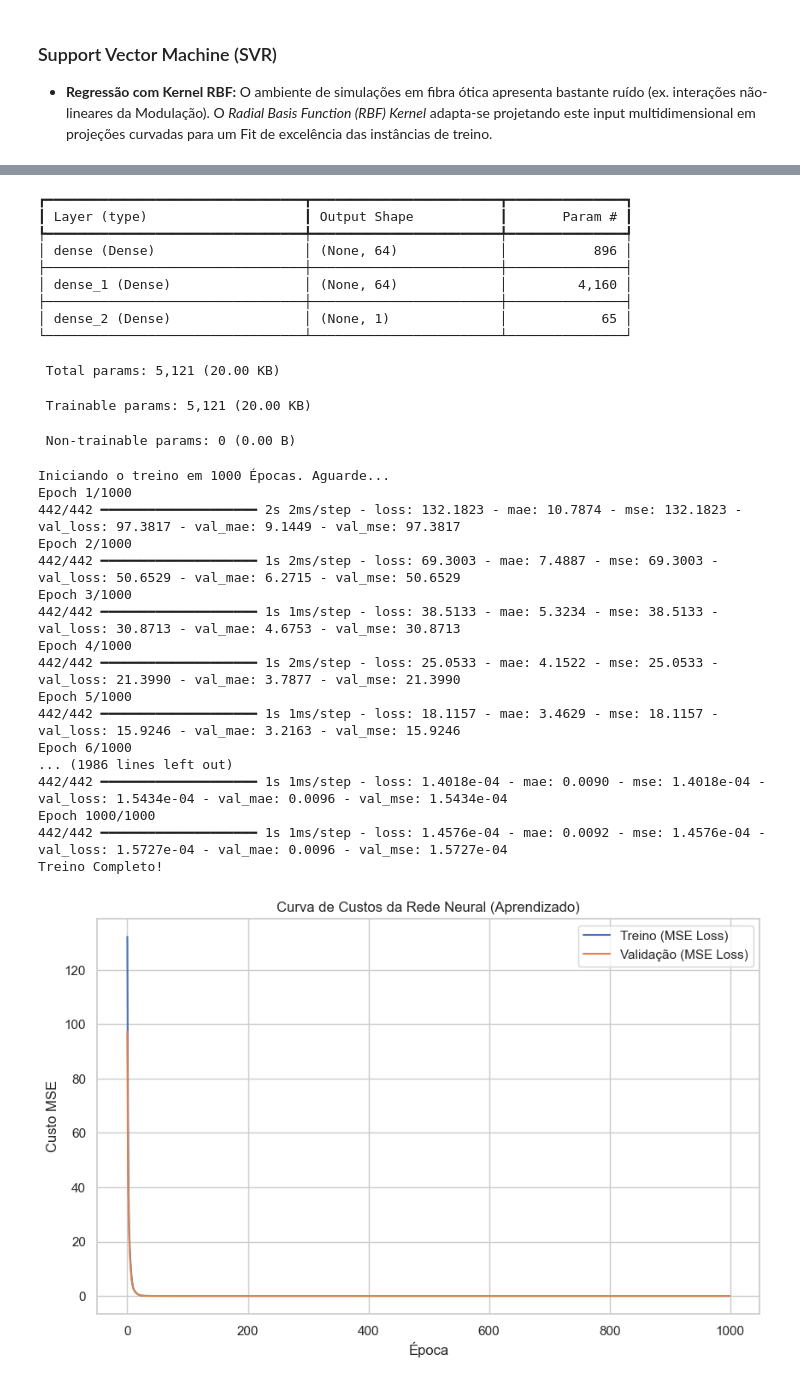
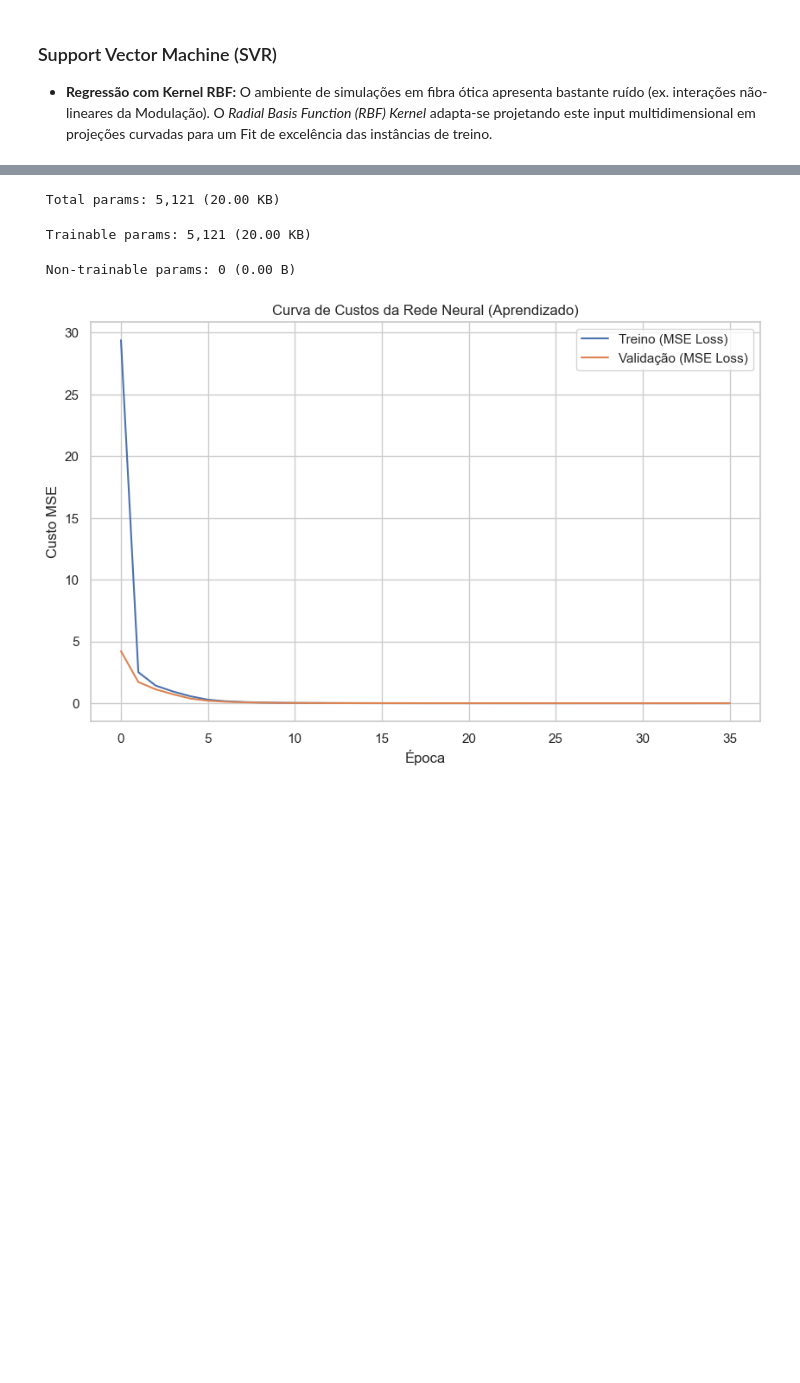
Before and after one commit to gabrielvmdvital/IN1166-Aplicacoes-ML, a Jupyter notebook: experimento.ipynb, the cells around one changed output, grey strips where cells are left out. Drawn from its saved outputs; the diff is of its cells as text; code cells hidden in the pictures; blank space fills up the shorter version.

```diff
--- a/experimento.ipynb
+++ b/experimento.ipynb
@@ -222,0 +235,13 @@ Treino completo!
+# %%
+svm_model = SVR(kernel='rbf', C=1.0, epsilon=0.05)
+
+# Configuração da Validação Cruzada
+kf = KFold(n_splits=5, shuffle=True, random_state=42)
+scoring = {
+    'r2': 'r2',
+    'mae': 'neg_mean_absolute_error',
+    'mse': 'neg_mean_squared_error'
+}
+
+# O cross_val_score já treina e valida o modelo 5 vezes automaticamente
+cv_results = cross_validate(svm_model, X_train_scaled, y_train, cv=kf, scoring=scoring, verbose=1)
@@ -266,31 +401,30 @@ plt.show()
 # %%
-# Implementação e Treino do Modelo (ANN)
 # Arquitetura do Modelo ANN Keras
-model = Sequential([
-    Dense(64, activation='relu', input_shape=(X_train_scaled.shape[1],)),
-    Dense(64, activation='sigmoid'),
-    Dense(1, activation='linear')
-])
+model = create_ann_model()
 
 # Parametrização Otimizador, Learning Rate e Compilação
-optimizer = AdamW(learning_rate=0.0001)
+optimizer = AdamW(learning_rate=0.001)
 model.compile(optimizer=optimizer, loss='mse', metrics=['mse', 'mae'])
 
-print("=== Sumário da Arquitetura ANN ===")
 model.summary()
 
+
+early_stop = EarlyStopping(
+    monitor='val_loss',
+    patience=5,
+    restore_best_weights=True
+)
+
 # Inicialização do Treinamento
-print("\nIniciando o treino em 1000 Épocas. Aguarde...")
 history = model.fit(
     X_train_scaled,
     y_train,
     validation_split=0.3,
-    epochs=1000,
+    epochs=200,
+    callbacks=[early_stop],
     batch_size=64,
-    verbose=1
+    verbose=0
 )
-
-print("Treino Completo!")
 
 plt.figure()
 plt.plot(history.history['loss'], label='Treino (MSE Loss)')
@@ -307,31 +448,5 @@ Model: "sequential"
-┏━━━━━━━━━━━━━━━━━━━━━━━━━━━━━━━━━┳━━━━━━━━━━━━━━━━━━━━━━━━┳━━━━━━━━━━━━━━━┓
-┃ Layer (type)                    ┃ Output Shape           ┃       Param # ┃
-┡━━━━━━━━━━━━━━━━━━━━━━━━━━━━━━━━━╇━━━━━━━━━━━━━━━━━━━━━━━━╇━━━━━━━━━━━━━━━┩
-│ dense (Dense)                   │ (None, 64)             │           896 │
-├─────────────────────────────────┼────────────────────────┼───────────────┤
-│ dense_1 (Dense)                 │ (None, 64)             │         4,160 │
-├─────────────────────────────────┼────────────────────────┼───────────────┤
-│ dense_2 (Dense)                 │ (None, 1)              │            65 │
-└─────────────────────────────────┴────────────────────────┴───────────────┘
+ Total params: 5,121 (20.00 KB)
- Total params: 5,121 (20.00 KB)
+ Trainable params: 5,121 (20.00 KB)
- Trainable params: 5,121 (20.00 KB)
+ Non-trainable params: 0 (0.00 B)
- Non-trainable params: 0 (0.00 B)
-Iniciando o treino em 1000 Épocas. Aguarde...
-Epoch 1/1000
-442/442 ━━━━━━━━━━━━━━━━━━━━ 2s 2ms/step - loss: 132.1823 - mae: 10.7874 - mse: 132.1823 - val_loss: 97.3817 - val_mae: 9.1449 - val_mse: 97.3817
-Epoch 2/1000
-442/442 ━━━━━━━━━━━━━━━━━━━━ 1s 2ms/step - loss: 69.3003 - mae: 7.4887 - mse: 69.3003 - val_loss: 50.6529 - val_mae: 6.2715 - val_mse: 50.6529
-Epoch 3/1000
-442/442 ━━━━━━━━━━━━━━━━━━━━ 1s 1ms/step - loss: 38.5133 - mae: 5.3234 - mse: 38.5133 - val_loss: 30.8713 - val_mae: 4.6753 - val_mse: 30.8713
-Epoch 4/1000
-442/442 ━━━━━━━━━━━━━━━━━━━━ 1s 2ms/step - loss: 25.0533 - mae: 4.1522 - mse: 25.0533 - val_loss: 21.3990 - val_mae: 3.7877 - val_mse: 21.3990
-Epoch 5/1000
-442/442 ━━━━━━━━━━━━━━━━━━━━ 1s 1ms/step - loss: 18.1157 - mae: 3.4629 - mse: 18.1157 - val_loss: 15.9246 - val_mae: 3.2163 - val_mse: 15.9246
-Epoch 6/1000
-... (1986 lines left out)
-442/442 ━━━━━━━━━━━━━━━━━━━━ 1s 1ms/step - loss: 1.4018e-04 - mae: 0.0090 - mse: 1.4018e-04 - val_loss: 1.5434e-04 - val_mae: 0.0096 - val_mse: 1.5434e-04
-Epoch 1000/1000
-442/442 ━━━━━━━━━━━━━━━━━━━━ 1s 1ms/step - loss: 1.4576e-04 - mae: 0.0092 - mse: 1.4576e-04 - val_loss: 1.5727e-04 - val_mae: 0.0096 - val_mse: 1.5727e-04
-Treino Completo!
-[figure, old version]
+[figure, new version]
 # %%
```
Also changed, not shown: parts of 18 cells of this notebook.
